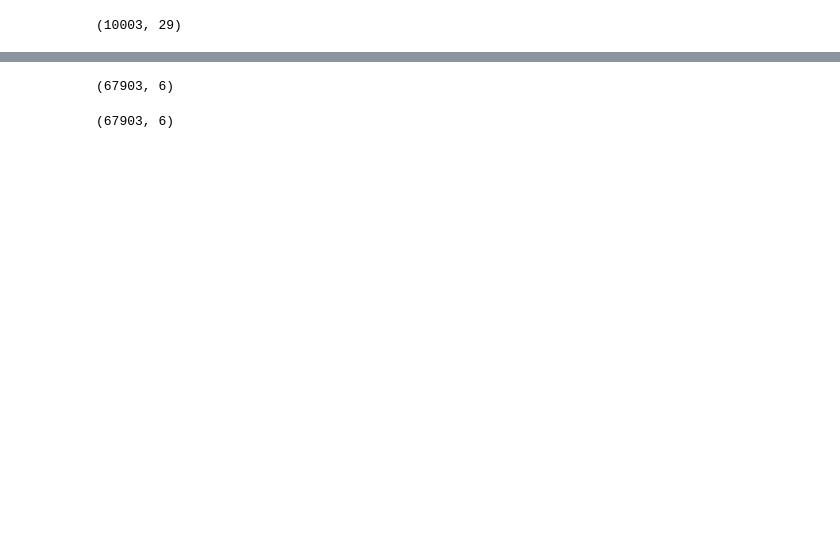
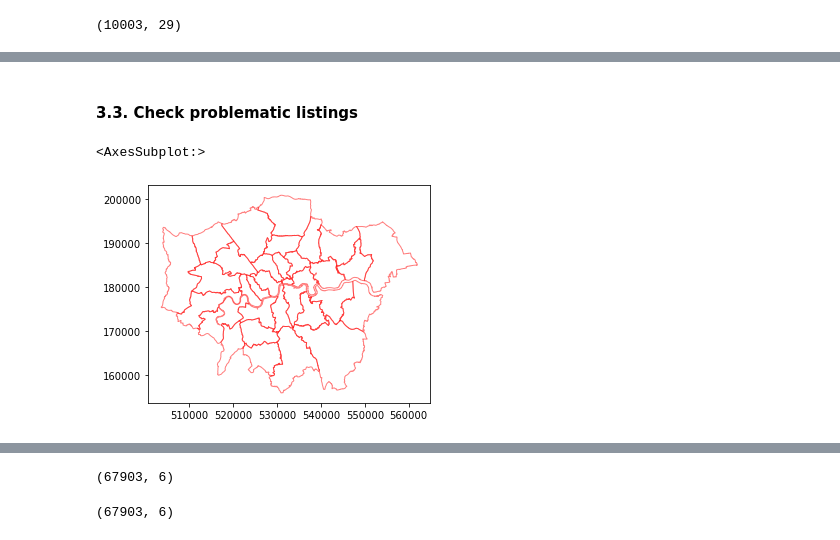
Before and after one commit to joeylizh/i2p, a Jupyter notebook: assessments/coursework3/Assessment_3_Reproducible_Analysis.ipynb, the cells around one changed output, grey strips where cells are left out. Cells and saved outputs as stored; diff of their text form; code cells hidden in the pictures; blank space fills up the shorter version.

```diff
--- a/assessments/coursework3/Assessment_3_Reproducible_Analysis.ipynb
+++ b/assessments/coursework3/Assessment_3_Reproducible_Analysis.ipynb
@@ -99 +112,9 @@ gdf_culin = gdf_culin.to_crs('epsg:27700')
+# %% [markdown]
+#### 3.3. Check problematic listings
+# %%
+ax = gdf_culin[gdf_culin.BOROUGH.isna()].plot()
+boros.plot(ax=ax, edgecolor='r', facecolor='None', alpha=0.5)
+# %% [output]
+<AxesSubplot:>
+[figure, added]
 # %% [markdown]
```
Also changed, not shown: parts of 38 cells of this notebook, 2 other files.
